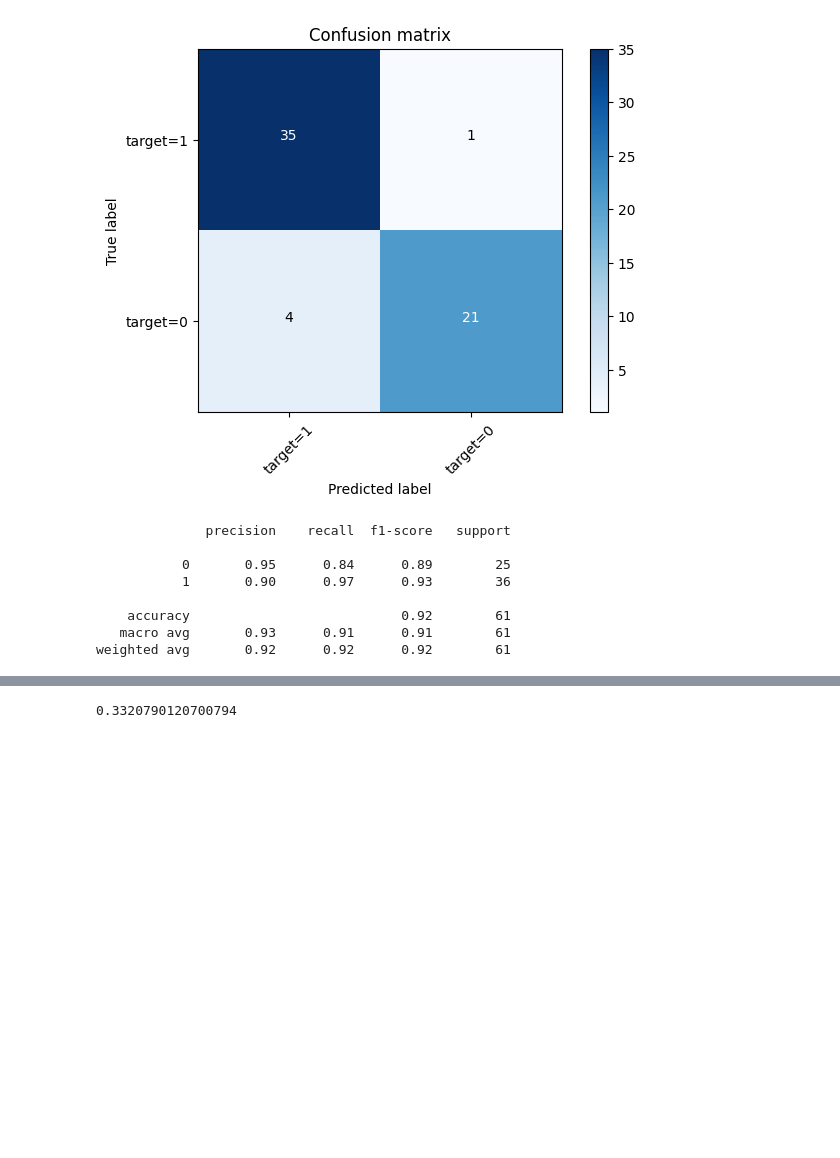
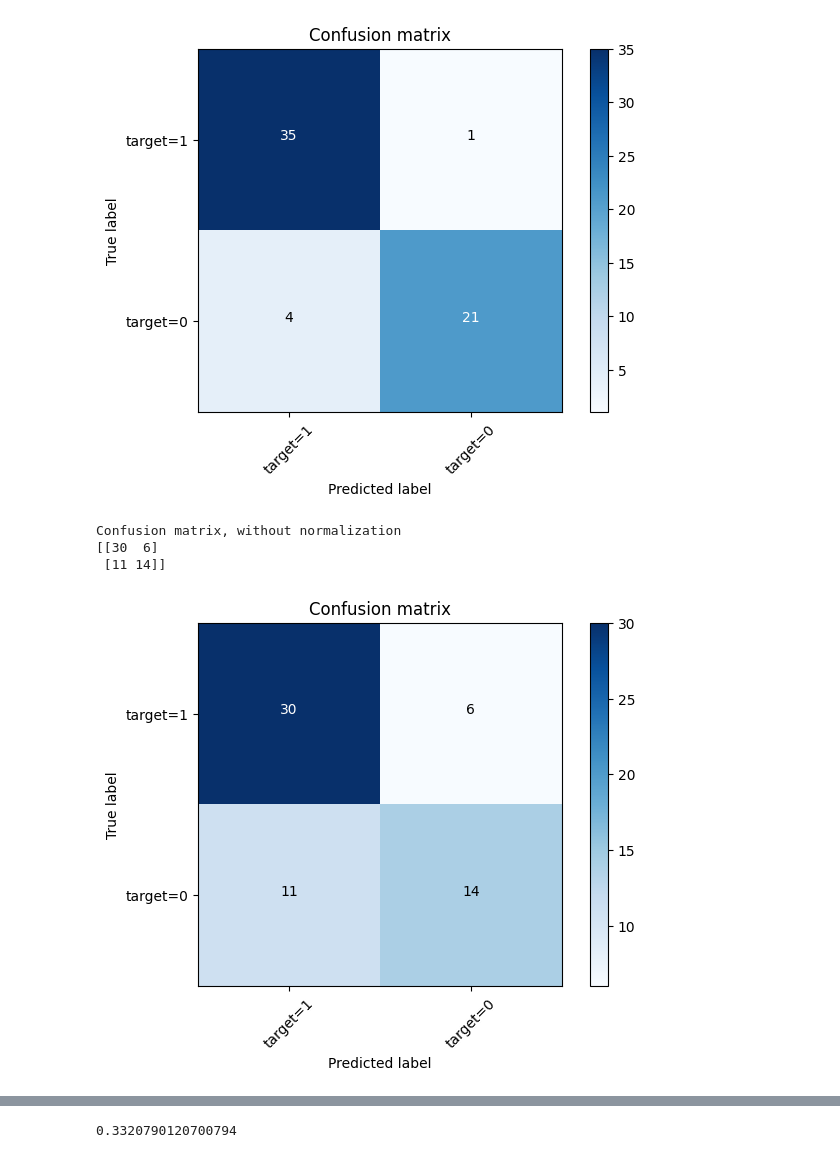
Before and after one commit to Fatemeh-ameri/Machine-Learning-with-Jadi, a Jupyter notebook: Classification/finalClassification_HeartLogistic.ipynb, the cells around one changed output, grey strips where cells are left out. Drawn from its saved outputs; the diff is of its cells as text; code cells hidden in the pictures; blank space fills up the shorter version.

```diff
--- a/Classification/finalClassification_HeartLogistic.ipynb
+++ b/Classification/finalClassification_HeartLogistic.ipynb
@@ -94,6 +102,20 @@ print(x_test.shape, y_test.shape)
 (242, 13) (242,)
 (61, 13) (61,)
 # %%
-#model
+#model_Logistic
 #solvers = ['lbfgs', 'liblinear', 'newton-cg', 'newton-cholesky', 'sag', 'saga']
 LR = LogisticRegression(C = 0.1, solver = 'liblinear').fit(x_train, y_train)
+
+#model_SVM
+#kernels = ['linear', 'poly', 'rbf', 'sigmoid', 'precomputed']
+SV = svm.SVC(kernel = 'poly')
+SV.fit(x_train, y_train)
+
+#model_DT
+DT = DecisionTreeClassifier(criterion = "gini", max_depth = 4)
+DT.fit(x_train, y_train)
+
+#modelKNN
+k = 2
+k_Nearest_Neighbor = KNeighborsClassifier(n_neighbors = k).fit(x_train, y_train)
+k_Nearest_Neighbor
@@ -103,0 +128,3 @@ y_prob = LR.predict_proba(x_test)
+# %%
+#SVM
+y_predictedSVM = SV.predict(x_test)
@@ -160,14 +217,16 @@ Confusion matrix, without normalization
 [[35  1]
  [ 4 21]]
 [figure]
-# %%
-print(classification_report(y_test, y_predicted))
-# %% [output]
-              precision    recall  f1-score   support
-
-           0       0.95      0.84      0.89        25
-           1       0.90      0.97      0.93        36
-
-    accuracy                           0.92        61
-   macro avg       0.93      0.91      0.91        61
-weighted avg       0.92      0.92      0.92        61
+# %%
+#compute_conf_matrixSVM
+conf_matrixSVM = confusion_matrix(y_test, y_predictedSVM, labels= [1,0])
+np.set_printoptions(precision = 2)
+
+#plotSVM
+plt.figure()
+plot_confusion_matrix(conf_matrixSVM, classes = ['target=1', 'target=0'], normalize = False, title = 'Confusion matrix')
+# %% [output]
+Confusion matrix, without normalization
+[[30  6]
+ [11 14]]
+[figure, added]
```
Also changed, not shown: parts of 18 cells of this notebook.
